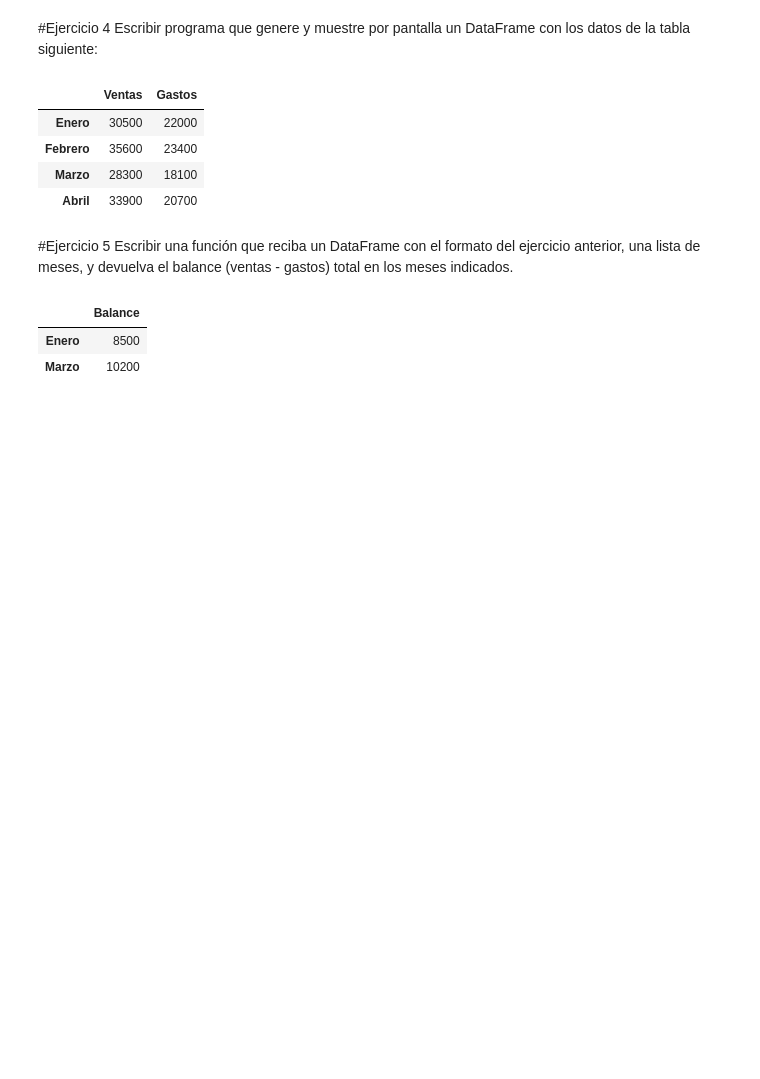
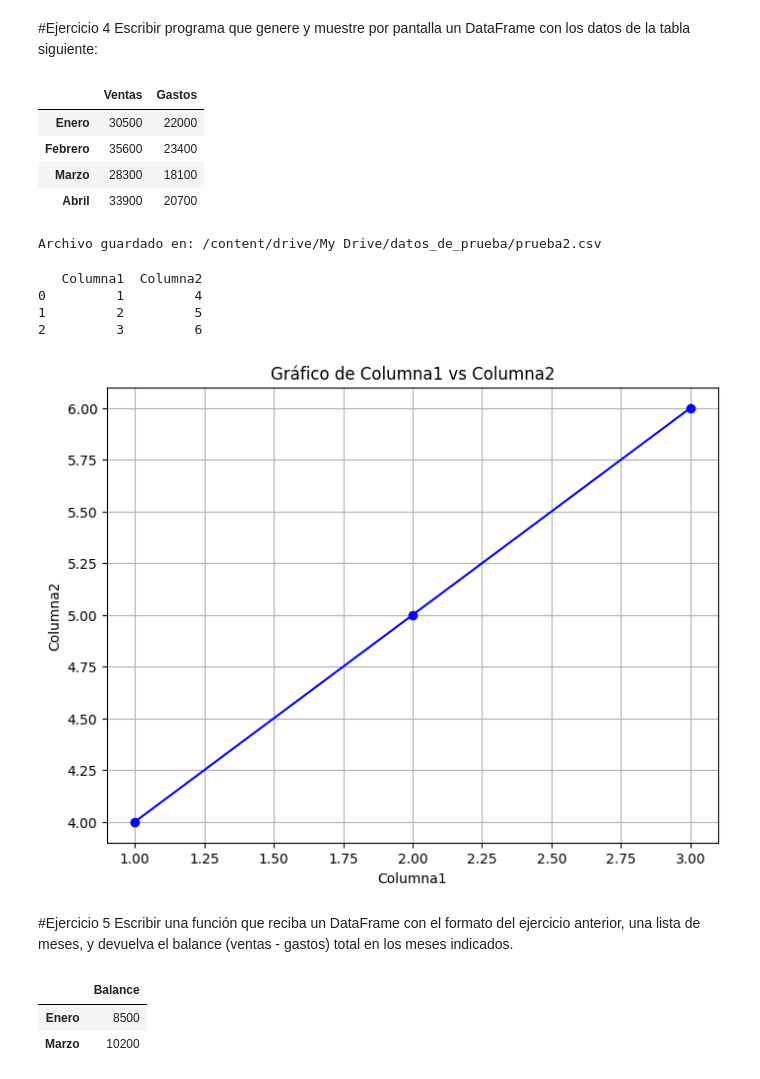
Before and after one commit to RaTon84/Pandas, a Jupyter notebook: Pandas.ipynb, the cells around one changed output. Saved outputs shown, nothing was run; the diff lists cells and outputs as text; code cells hidden in the pictures; blank space fills up the shorter version.

```diff
--- a/Pandas.ipynb
+++ b/Pandas.ipynb
@@ -113,6 +113,55 @@ generarDataFrame()
 | Febrero | 35600 | 23400 |
 | Marzo | 28300 | 18100 |
 | Abril | 33900 | 20700 |
+# %%
+import pandas as pd
+
+# Ejemplo de DataFrame
+data = {'Columna1': [1, 2, 3], 'Columna2': [4, 5, 6]}
+df = pd.DataFrame(data)
+
+# Definir la ruta dentro de tu Google Drive
+file_path = '/content/drive/My Drive/datos_de_prueba/prueba2.csv'
+
+# Guardar el DataFrame en el archivo CSV
+df.to_csv(file_path, index=False)
+
+print(f'Archivo guardado en: {file_path}')
+# %% [output]
+Archivo guardado en: /content/drive/My Drive/datos_de_prueba/prueba2.csv
+# %%
+# Ruta del archivo CSV que guardamos previamente
+file_path = '/content/drive/My Drive/datos_de_prueba/prueba2.csv'
+
+# Leer el CSV en un DataFrame
+df = pd.read_csv(file_path)
+
+# Mostrar el DataFrame para verificar que los datos se cargaron correctamente
+print(df)
+# %% [output]
+   Columna1  Columna2
+0         1         4
+1         2         5
+2         3         6
+# %%
+import matplotlib.pyplot as plt
+
+# Graficar los datos
+plt.figure(figsize=(8, 6))
+
+# Gráfica de líneas de los datos
+plt.plot(df['Columna1'], df['Columna2'], marker='o', linestyle='-', color='b')
+
+# Etiquetas y título
+plt.xlabel('Columna1')
+plt.ylabel('Columna2')
+plt.title('Gráfico de Columna1 vs Columna2')
+
+# Mostrar la gráfica
+plt.grid(True)
+plt.show()
+# %% [output]
+[figure, added]
 # %% [markdown]
 #Ejercicio 5
 Escribir una función que reciba un DataFrame con el formato del ejercicio anterior, una lista de meses, y devuelva el balance (ventas - gastos) total en los meses indicados.
```
Also changed, not shown: parts of 4 cells of this notebook.
